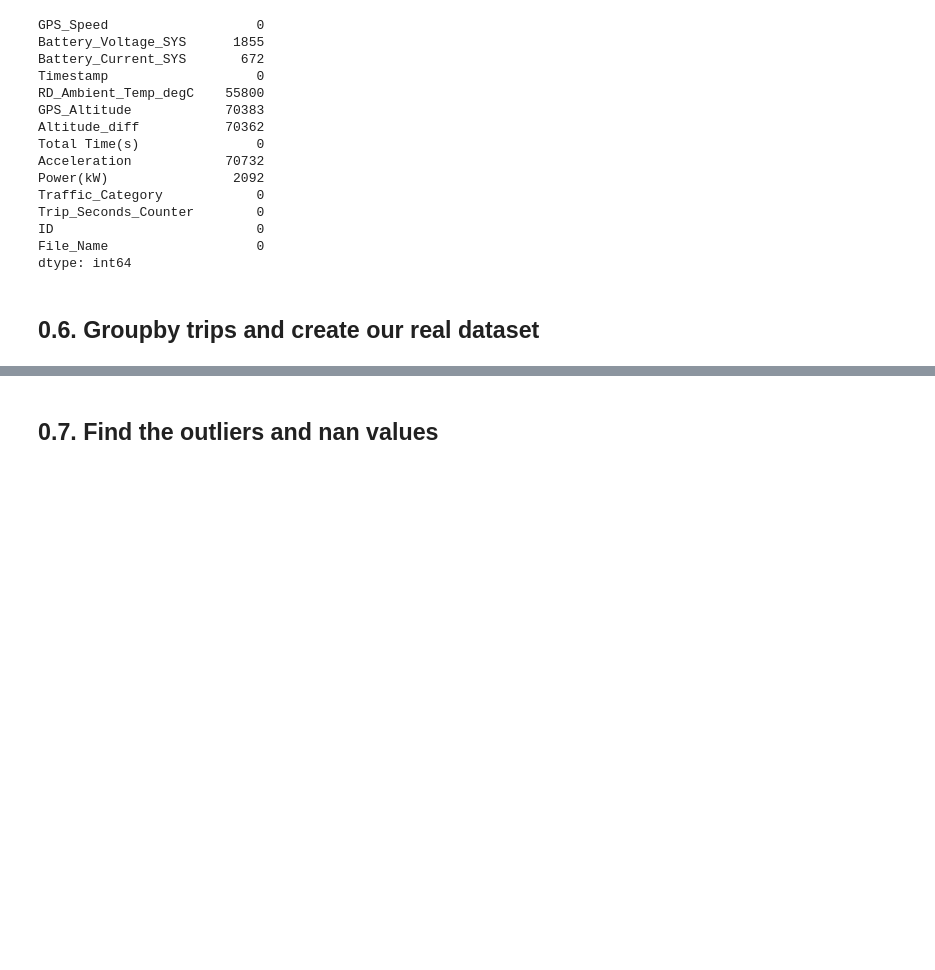
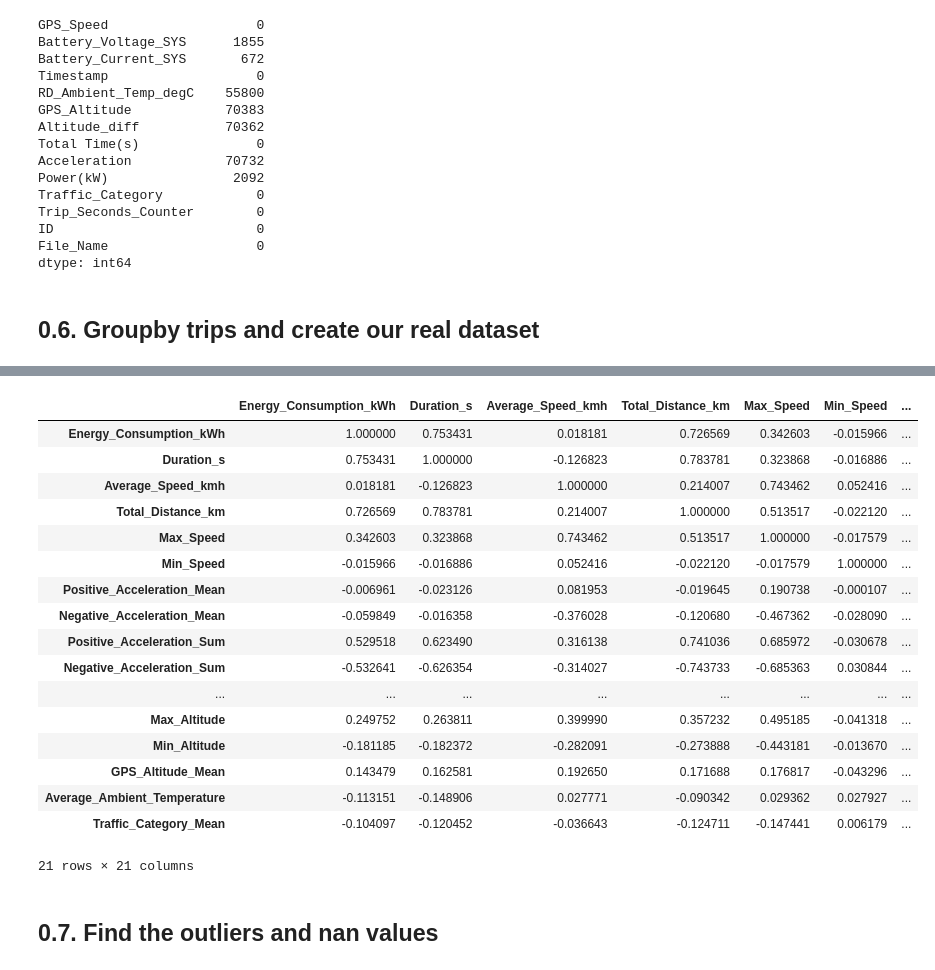
Before and after one commit to ydelipinar/Data_Based_Vehicle_Energy_Consumption_Modeling, a Jupyter notebook: ENS491_492_Project.ipynb, the cells around one changed output, grey strips where cells are left out. Cells and saved outputs as stored; diff of their text form; code cells hidden in the pictures; blank space fills up the shorter version.

```diff
--- a/ENS491_492_Project.ipynb
+++ b/ENS491_492_Project.ipynb
@@ -549,3 +556,24 @@ sns.heatmap(trip_metrics_df.corr(), cmap="YlGnBu")
+# %%
+trip_metrics_df.corr()
+# %% [output]
+|  | Energy_Consumption_kWh | Duration_s | Average_Speed_kmh | Total_Distance_km | Max_Speed | Min_Speed | ... |
+| Energy_Consumption_kWh | 1.000000 | 0.753431 | 0.018181 | 0.726569 | 0.342603 | -0.015966 | ... |
+| Duration_s | 0.753431 | 1.000000 | -0.126823 | 0.783781 | 0.323868 | -0.016886 | ... |
+| Average_Speed_kmh | 0.018181 | -0.126823 | 1.000000 | 0.214007 | 0.743462 | 0.052416 | ... |
+| Total_Distance_km | 0.726569 | 0.783781 | 0.214007 | 1.000000 | 0.513517 | -0.022120 | ... |
+| Max_Speed | 0.342603 | 0.323868 | 0.743462 | 0.513517 | 1.000000 | -0.017579 | ... |
+| Min_Speed | -0.015966 | -0.016886 | 0.052416 | -0.022120 | -0.017579 | 1.000000 | ... |
+| Positive_Acceleration_Mean | -0.006961 | -0.023126 | 0.081953 | -0.019645 | 0.190738 | -0.000107 | ... |
+| Negative_Acceleration_Mean | -0.059849 | -0.016358 | -0.376028 | -0.120680 | -0.467362 | -0.028090 | ... |
+| Positive_Acceleration_Sum | 0.529518 | 0.623490 | 0.316138 | 0.741036 | 0.685972 | -0.030678 | ... |
+| Negative_Acceleration_Sum | -0.532641 | -0.626354 | -0.314027 | -0.743733 | -0.685363 | 0.030844 | ... |
+| ... | ... | ... | ... | ... | ... | ... | ... |
+| Max_Altitude | 0.249752 | 0.263811 | 0.399990 | 0.357232 | 0.495185 | -0.041318 | ... |
+| Min_Altitude | -0.181185 | -0.182372 | -0.282091 | -0.273888 | -0.443181 | -0.013670 | ... |
+| GPS_Altitude_Mean | 0.143479 | 0.162581 | 0.192650 | 0.171688 | 0.176817 | -0.043296 | ... |
+| Average_Ambient_Temperature | -0.113151 | -0.148906 | 0.027771 | -0.090342 | 0.029362 | 0.027927 | ... |
+| Traffic_Category_Mean | -0.104097 | -0.120452 | -0.036643 | -0.124711 | -0.147441 | 0.006179 | ... |
+21 rows × 21 columns
 # %%
 trip_metrics_df.to_csv('trip_metrics_df.csv',index=False)
 # %% [markdown]
```
Also changed, not shown: parts of 3 cells of this notebook.
